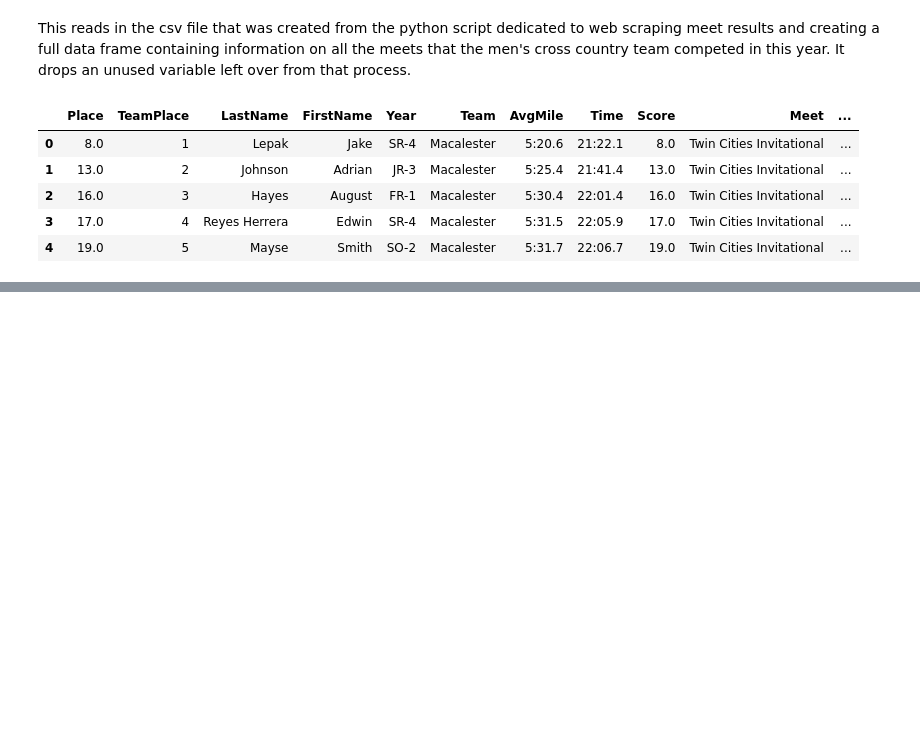
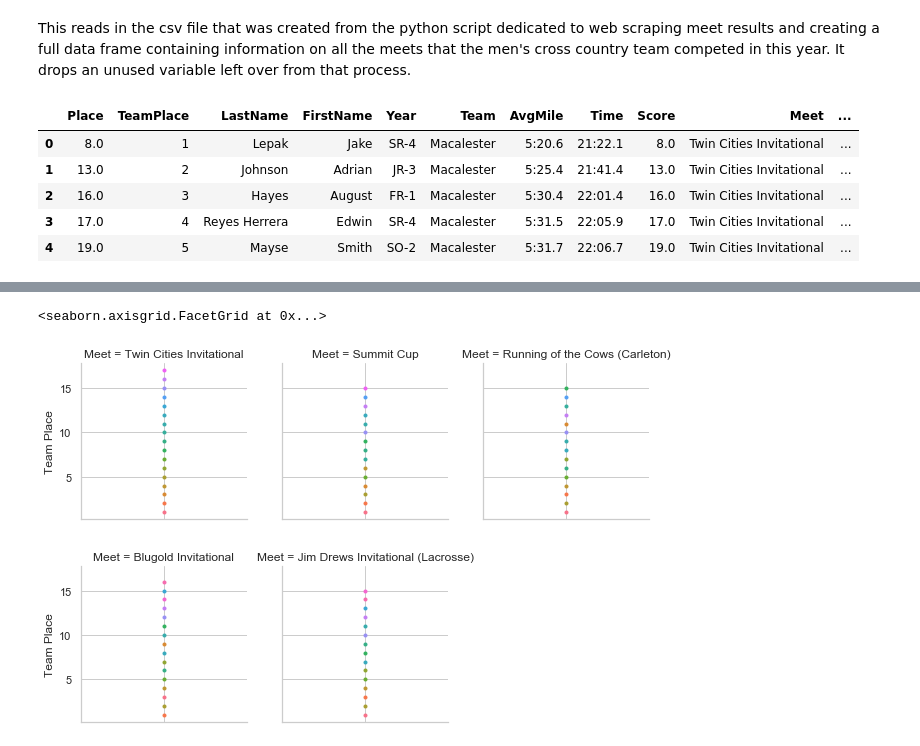
Before and after one commit to ereyesherrera/web_scraping_project, a Jupyter notebook: MACXC_dataViz.ipynb, the cells around one changed output, grey strips where cells are left out. Drawn from its saved outputs; the diff is of its cells as text; code cells hidden in the pictures; blank space fills up the shorter version.

```diff
--- a/MACXC_dataViz.ipynb
+++ b/MACXC_dataViz.ipynb
@@ -28,0 +30,9 @@ g = sns.FacetGrid(MeetInfo, col="FirstName", hue = "FirstName", col_wrap=5)
+# %%
+sns.set(style="whitegrid")
+g = sns.FacetGrid(MeetInfo, col="Meet", hue = "LastName", col_wrap=4)
+(g.map(plt.plot,"Meet", "TeamPlace", marker=".")
+.set_axis_labels("", "Team Place")
+.set_xticklabels([]))
+# %% [output]
+<seaborn.axisgrid.FacetGrid at 0x...>
+[figure, added]
```
Also changed, not shown: parts of 1 cell of this notebook.
